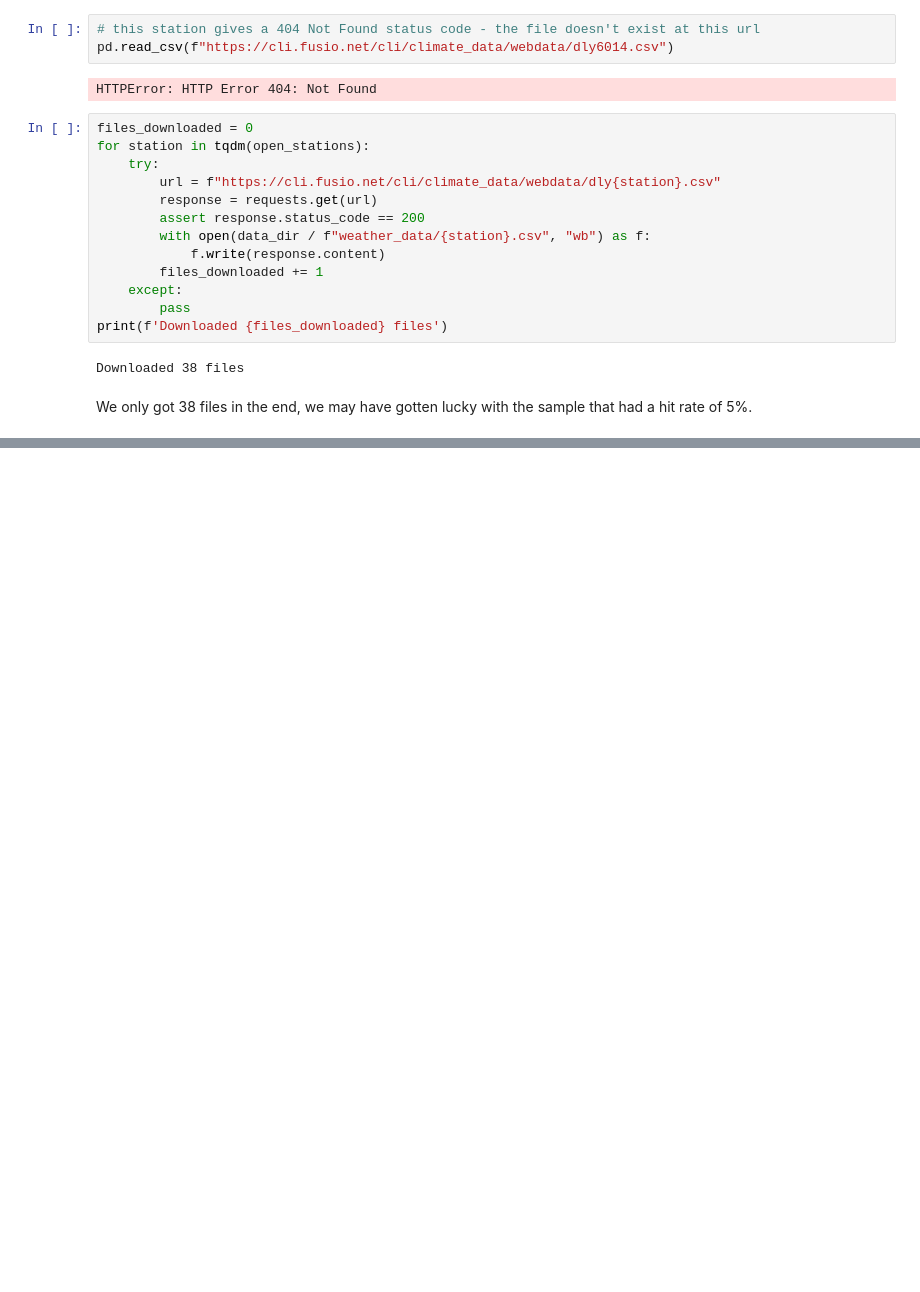
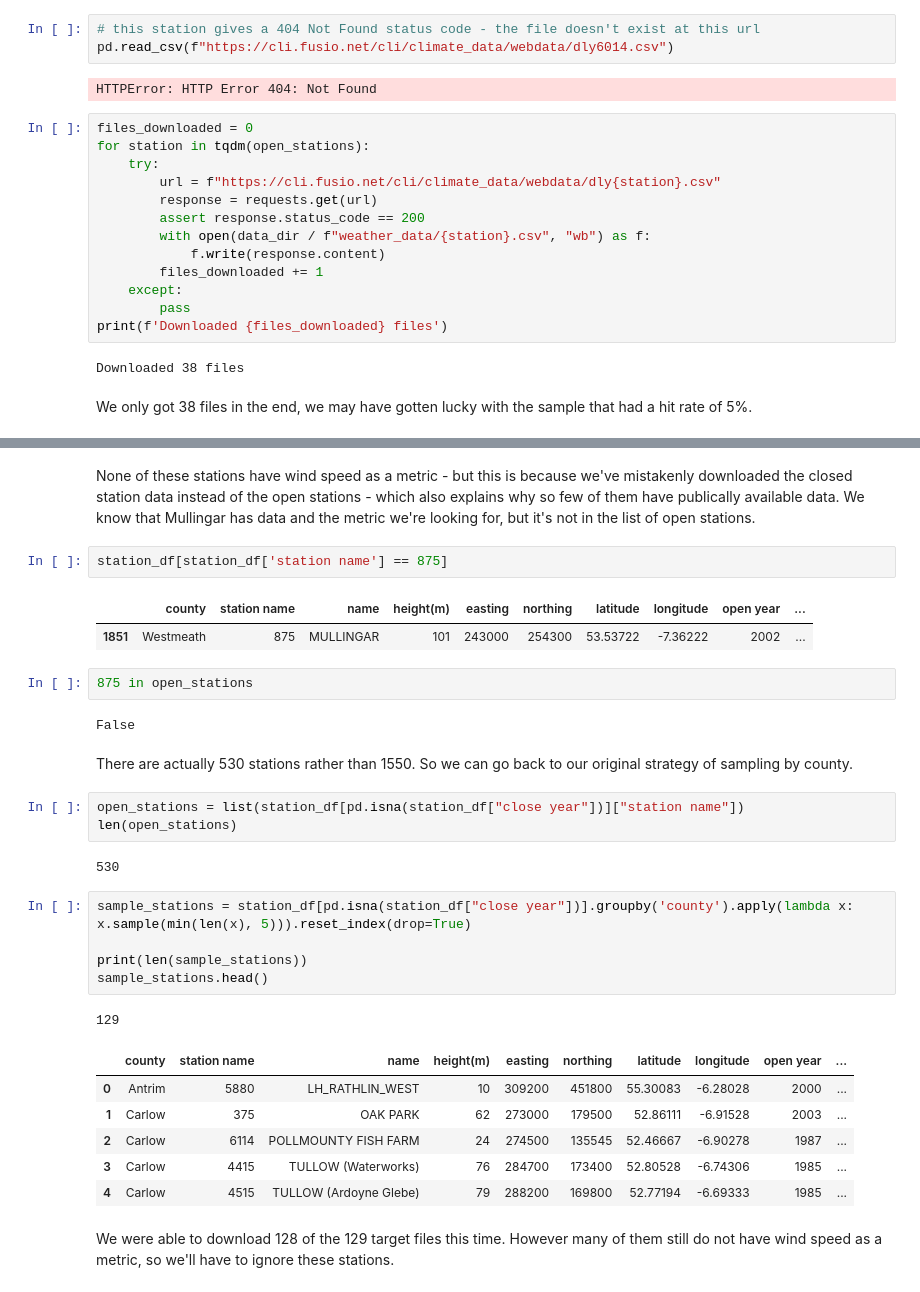
Before and after one commit to Cking313/programming_for_data_analytics, a Jupyter notebook: project/download_weather_data.ipynb, the cells around one changed output, grey strips where cells are left out. Saved outputs shown, nothing was run; the diff lists cells and outputs as text; blank space fills up the shorter version.

```diff
--- a/project/download_weather_data.ipynb
+++ b/project/download_weather_data.ipynb
@@ -170,0 +245,33 @@ We also need to keep track of the station id so
+# %% [markdown]
+None of these stations have wind speed as a metric - but this is because we've mistakenly downloaded the closed station data instead of the open stations - which also explains why so few of them have publically available data. We know that Mullingar has data and the metric we're looking for, but it's not in the list of open stations.
+# %%
+station_df[station_df['station name'] == 875]
+# %% [output]
+|  | county | station name | name | height(m) | easting | northing | latitude | longitude | open year | ... |
+| 1851 | Westmeath | 875 | MULLINGAR | 101 | 243000 | 254300 | 53.53722 | -7.36222 | 2002 | ... |
+# %%
+875 in open_stations
+# %% [output]
+False
+# %% [markdown]
+There are actually 530 stations rather than 1550. So we can go back to our original strategy of sampling by county.
+# %%
+open_stations = list(station_df[pd.isna(station_df["close year"])]["station name"])
+len(open_stations)
+# %% [output]
+530
+# %%
+sample_stations = station_df[pd.isna(station_df["close year"])].groupby('county').apply(lambda x: x.sample(min(len(x), 5))).reset_index(drop=True)
+
+print(len(sample_stations))
+sample_stations.head()
+# %% [output]
+129
+|  | county | station name | name | height(m) | easting | northing | latitude | longitude | open year | ... |
+| 0 | Antrim | 5880 | LH_RATHLIN_WEST | 10 | 309200 | 451800 | 55.30083 | -6.28028 | 2000 | ... |
+| 1 | Carlow | 375 | OAK PARK | 62 | 273000 | 179500 | 52.86111 | -6.91528 | 2003 | ... |
+| 2 | Carlow | 6114 | POLLMOUNTY FISH FARM | 24 | 274500 | 135545 | 52.46667 | -6.90278 | 1987 | ... |
+| 3 | Carlow | 4415 | TULLOW (Waterworks) | 76 | 284700 | 173400 | 52.80528 | -6.74306 | 1985 | ... |
+| 4 | Carlow | 4515 | TULLOW (Ardoyne Glebe) | 79 | 288200 | 169800 | 52.77194 | -6.69333 | 1985 | ... |
+# %% [markdown]
+We were able to download 128 of the 129 target files this time. However many of them still do not have wind speed as a metric, so we'll have to ignore these stations.
```
Also changed, not shown: parts of 18 cells of this notebook.
